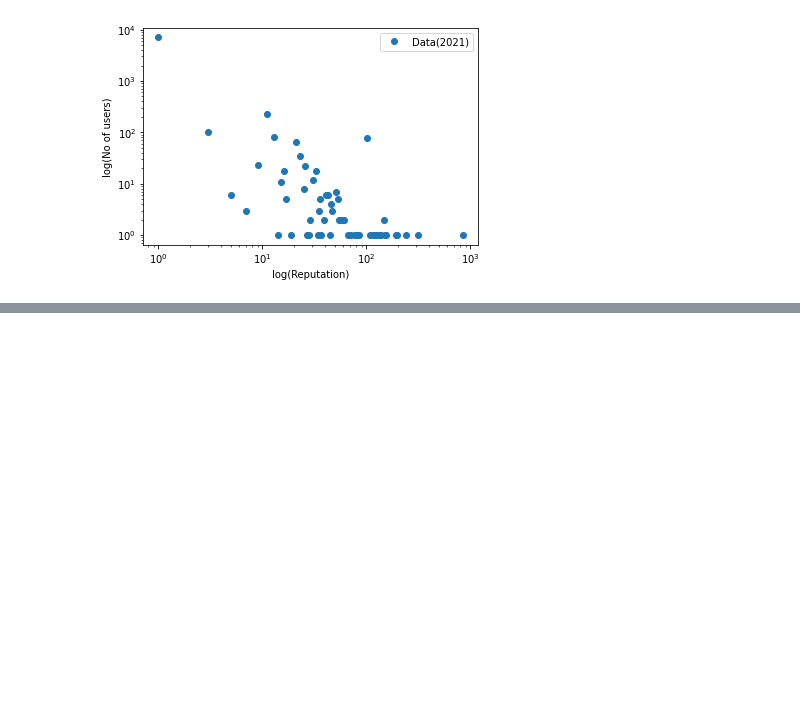
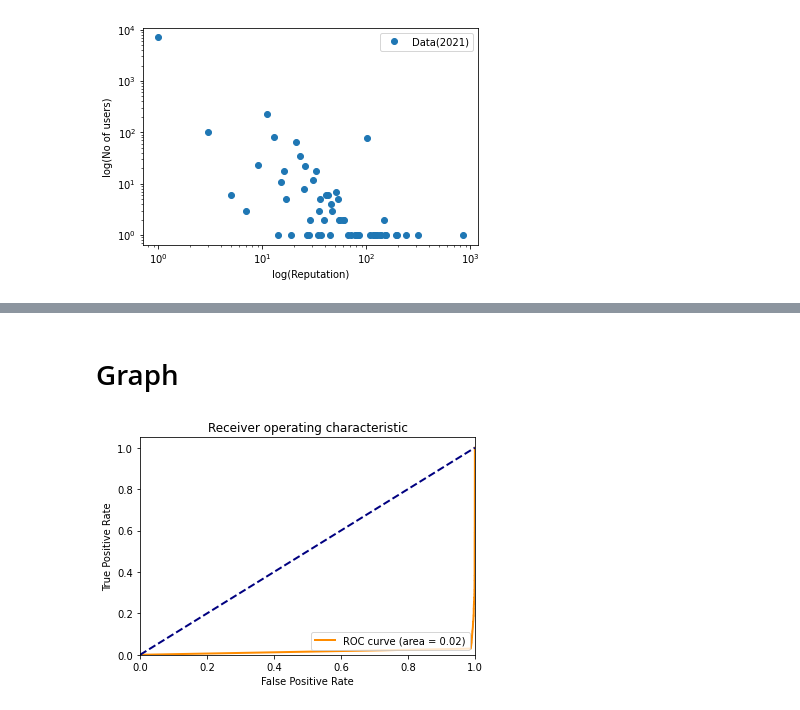
Before and after one commit to ngarg2lakehead/Reputation-System, a Jupyter notebook: Project.ipynb, the cells around one changed output, grey strips where cells are left out. Saved outputs shown, nothing was run; the diff lists cells and outputs as text; code cells hidden in the pictures; blank space fills up the shorter version.

Commit message:
Classification model code

```diff
--- a/Project.ipynb
+++ b/Project.ipynb
@@ -501,0 +664,9 @@ plt.show()
+# %%
+
+# Define expert and non-expert categories based on reputation threshold
+df_users['category'] = ['expert' if r >= 2400 else 'non-expert' for r in df_users['Reputation']]
+
+# Sample users into training and testing sets
+low_reputation_users = df_users[(df_users['Reputation'] > 1) & (df_users['Reputation'] < 400)].sample(frac=1/3)
+mid_reputation_users = df_users[(df_users['Reputation'] >= 400) & (df_users['Reputation'] < 2400)].sample(frac=1/3)
+high_reputation_users = df_users[df_users['Reputation'] >= 2400].sample(frac=1/3)
@@ -501,0 +681,3 @@ plt.show()
+# %%
+train_df = pd.concat([low_reputation_users, mid_reputation_users, high_reputation_users])
+test_df = df_users.drop(train_df.index)
@@ -501,0 +706,12 @@ plt.show()
+# %%
+# Extract features from user activity
+# features = ['Answers', 'Questions', 'Accepted']
+features = ['Answers', 'Questions', 'Comments']
+X_train = train_df[features]
+y_train = train_df['category']
+X_test = test_df[features]
+y_test = test_df['category']
+
+# Train Random Forest model with 100 estimators
+model = RandomForestClassifier()
+model.fit(X_train, y_train)
@@ -501,0 +747,2 @@ plt.show()
+# %% [markdown]
+# Graph
@@ -501,0 +762,22 @@ plt.show()
+# %%
+# Get probability estimates for the test set
+y_prob = model.predict_proba(X_test)[:, 1]
+
+# Compute ROC curve and ROC area for each class
+fpr, tpr, _ = roc_curve(y_test, y_prob, pos_label='expert')
+roc_auc = auc(fpr, tpr)
+# %%
+# Plot ROC curve
+plt.figure()
+lw = 2
+plt.plot(fpr, tpr, color='darkorange', lw=lw, label='ROC curve (area = %0.2f)' % roc_auc)
+plt.plot([0, 1], [0, 1], color='navy', lw=lw, linestyle='--')
+plt.xlim([0.0, 1.0])
+plt.ylim([0.0, 1.05])
+plt.xlabel('False Positive Rate')
+plt.ylabel('True Positive Rate')
+plt.title('Receiver operating characteristic')
+plt.legend(loc="lower right")
+plt.show()
+# %% [output]
+[figure, added]
```
Also changed, not shown: parts of 39 cells of this notebook.
